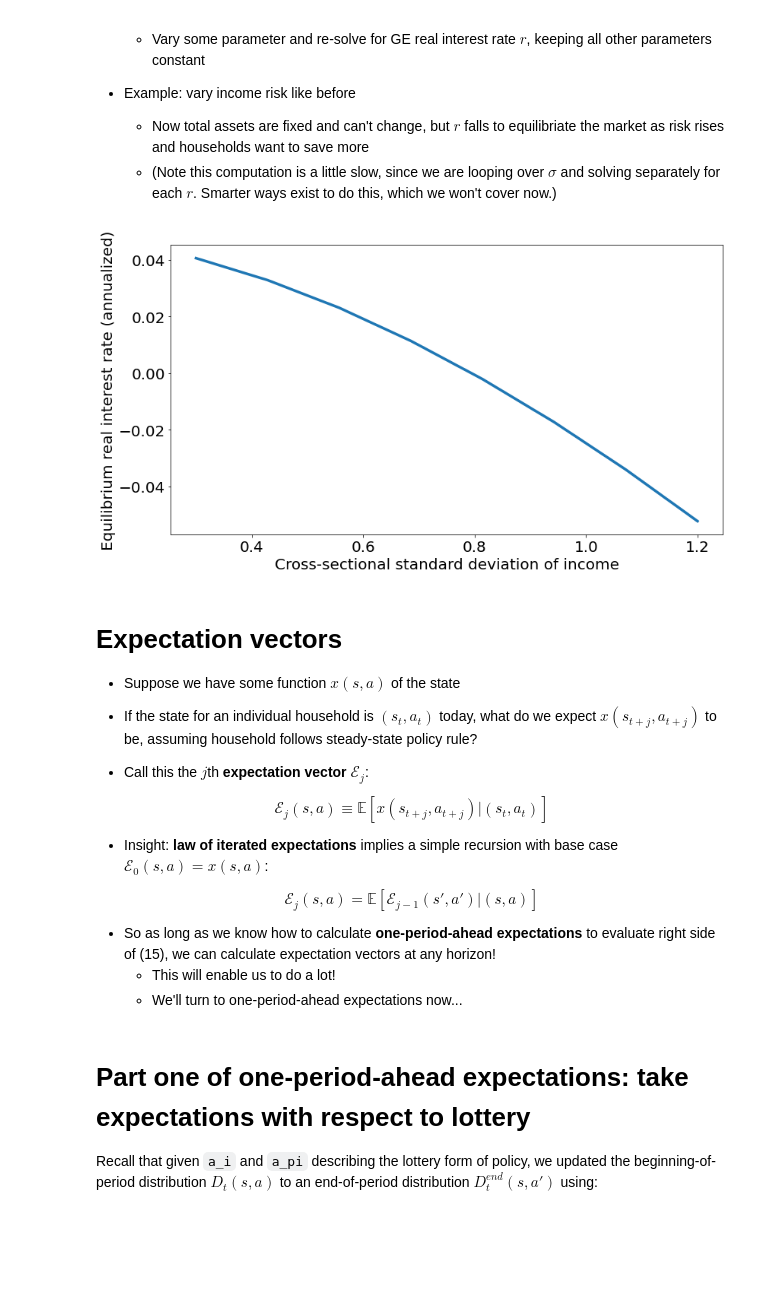
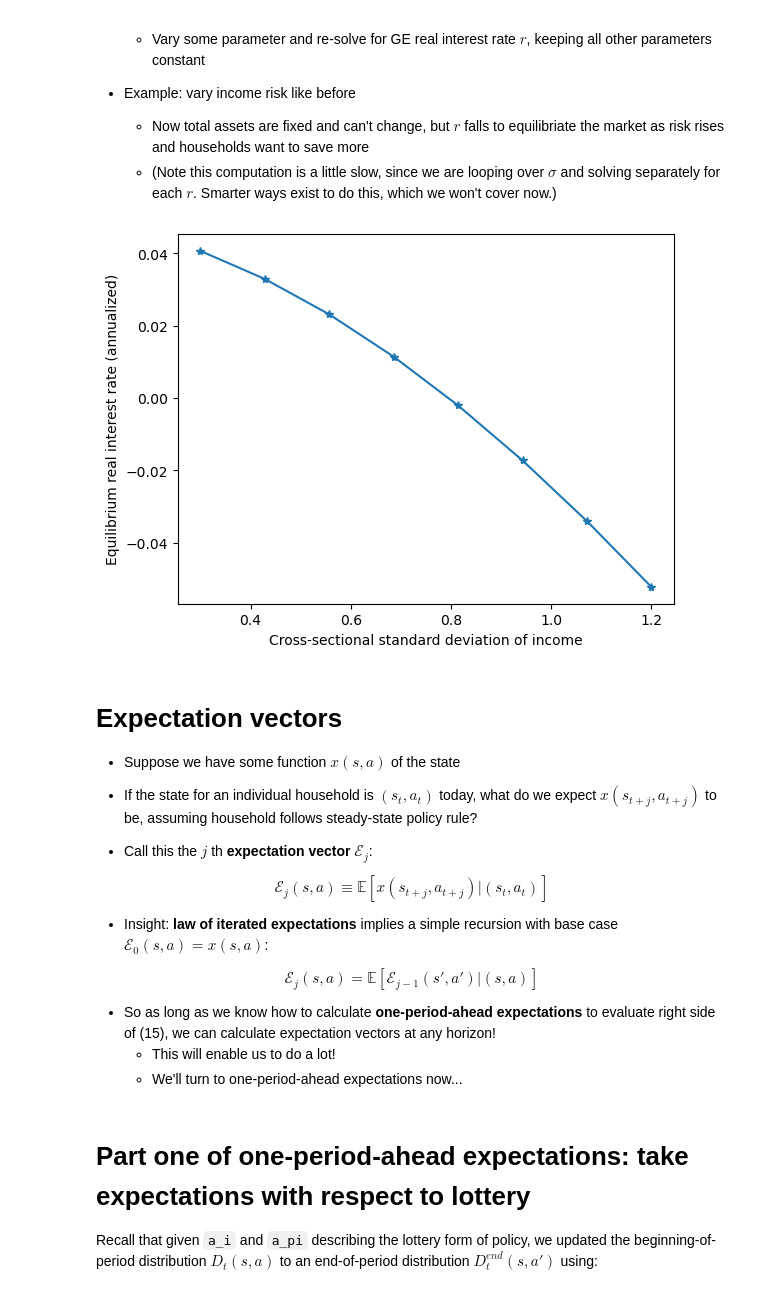
Before and after one commit to wendingliu/nber-workshop-2022, a Jupyter notebook: Lectures/Lecture 1 Standard Incomplete Markets Steady State.ipynb, the cells around one changed output. Cells and saved outputs as stored; diff of their text form; code cells hidden in the pictures; blank space fills up the shorter version.

```diff
--- a/Lectures/Lecture 1 Standard Incomplete Markets Steady State.ipynb
+++ b/Lectures/Lecture 1 Standard Incomplete Markets Steady State.ipynb
@@ -271,6 +274,8 @@ def discretize_income(rho, sigma, n_s):
 # Example
 Let's try $\rho=0.975$, $\sigma=0.7$, and $n_s=7$. The former two values roughly match some estimates of the quarterly persistence, and the standard deviation, of the persistent component of log income in the US.
 # %%
-y, pi, Pi = discretize_income(0.975, 0.7, 7)
-print(y, pi, np.dot(y, pi), sep='\n')
+with np.printoptions(precision=3):
+    y, pi, Pi = discretize_income(0.975, 0.7, 7)
+    print(y, pi, np.dot(y, pi), sep='\n')
+    print(sum(pi))
 # %% [output]
@@ -653,8 +672,12 @@ a_i.shape, a_i.dtype, a_pi.shape, a_pi.dtype
 # %%
 @numba.njit
 def forward_policy(D, a_i, a_pi):
+    """a_i, a_pi are both ns x na matrixes, D is ns x na matrix of agent (s, a) distribution.
+    a'[s, a] lies between grid points a_i[s, a] and a_i[s, a] + 1,
+    a'[s, a] has prob a_pi[s, a] of landing on a_i[s, a] and prob 1-a_pi[s, a] of landing on a_i[s, a] + 1.
+    """
     Dend = np.zeros_like(D)
-    for s in range(a_i.shape[0]):
+    for s in range(a_i.shape[0]): # s, a here are indexes of state and asset grid points
         for a in range(a_i.shape[1]):
             # send pi(s,a) of the mass to gridpoint i(s,a)
             Dend[s, a_i[s,a]] += a_pi[s,a]*D[s,a]
@@ -697,8 +721,8 @@ def distribution_ss(Pi, a, a_grid, tol=1E-10):
     a_i, a_pi = get_lottery(a, a_grid)
 
     # as initial D, use stationary distribution for s, plus uniform over a
-    pi = stationary_markov(Pi)
-    D = pi[:, np.newaxis] * np.ones_like(a_grid) / len(a_grid)
+    pi = stationary_markov(Pi) # pi is ns vector
+    D = pi[:, np.newaxis] * np.ones_like(a_grid) / len(a_grid) # D is ns x na matrix
 
     # now iterate until convergence to acceptable threshold
     for _ in range(10_000):
@@ -706,6 +730,8 @@ def distribution_ss(Pi, a, a_grid, tol=1E-10):
         if np.max(np.abs(D_new - D)) < tol:
             return D_new
         D = D_new
+    else:
+        raise RuntimeError('Distribution did not converge')
 # %% [markdown]
 # Applying to our calibrated example
 We get an $n_s\times n_a$ array giving mass at each $D(s,a)$
@@ -956,16 +986,17 @@ ss_ge['A'] - B, ss_ge['C'] - 1 # asset mkt clearing, goods mkt clearing
 # %%
 sigmas = np.linspace(0.3, 1.2, 8) # our benchmark was sigma=0.7
 rs = []
+B = 5.6
 for sigma in sigmas:
     e_new, pi_new, Pi_new = discretize_income(0.975, sigma, 7)
     rs.append(optimize.brentq(
                 lambda r: steady_state(Pi_new, a_grid, (1-r*B)*e_new, r, beta_ge, eis)['A'] - B,
                 -0.02, 0.015))
-plt.plot(sigmas, 4*np.array(rs))
+plt.plot(sigmas, 4*np.array(rs), '-*')
 plt.xlabel('Cross-sectional standard deviation of income')
 plt.ylabel('Equilibrium real interest rate (annualized)');
 # %% [output]
-[figure, old version]
+[figure, new version]
 # %% [markdown]
 # Expectation vectors
 - Suppose we have some function $x(s,a)$ of the state
@@ -974,7 +1005,7 @@ plt.ylabel('Equilibrium real interest rate (annualized)');
 - If the state for an individual household is $(s_t,a_t)$ today, what do we expect $x(s_{t+j},a_{t+j})$ to be, assuming household follows steady-state policy rule?
 
 
-- Call this the $j$th **expectation vector** $\mathcal{E}_j$:
+- Call this the $j$ th **expectation vector** $\mathcal{E}_j$:
 
 $$
 \mathcal{E}_j(s,a) \equiv \mathbb{E}[x(s_{t+j}, a_{t+j}) | (s_t, a_t)]
```
Also changed, not shown: parts of 36 cells of this notebook, 1 other file.
